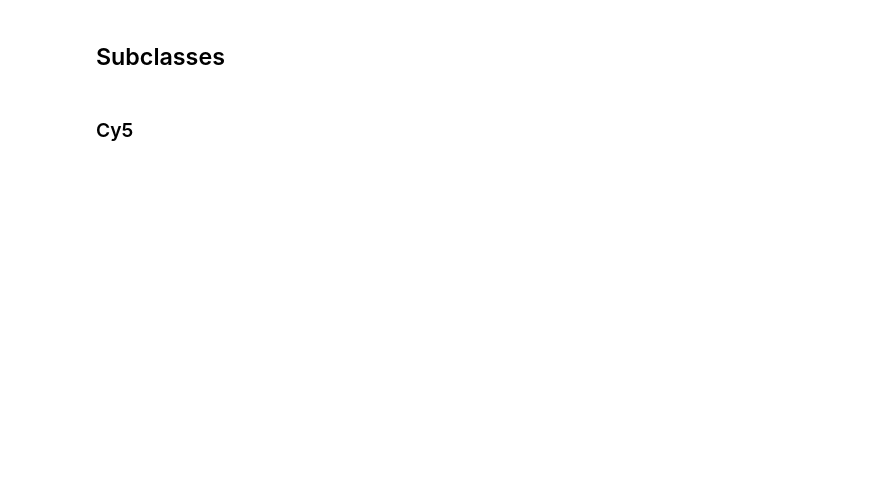
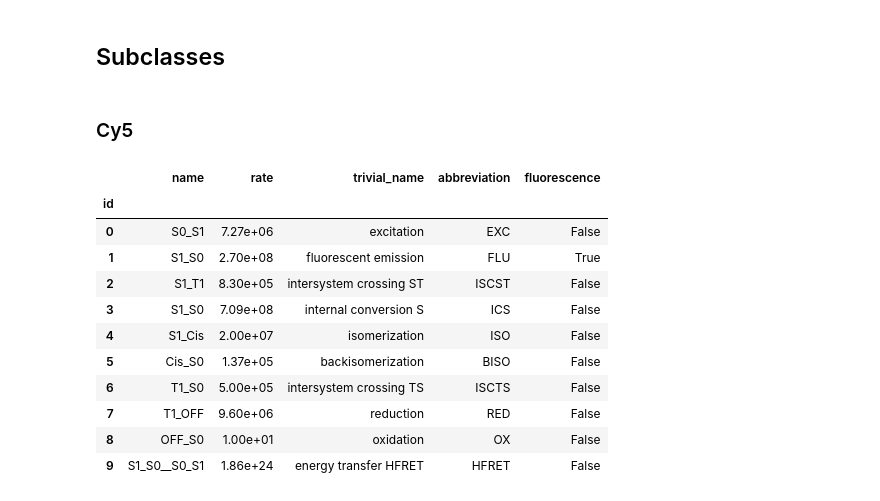
Before and after one commit to super-resolution/Fluopy, a Jupyter notebook: notebooks/tutorials/tutorial_fluorophoresystem.ipynb, the cells around one changed output. Cells and saved outputs as stored; diff of their text form; code cells hidden in the pictures; blank space fills up the shorter version.

```diff
--- a/notebooks/tutorials/tutorial_fluorophoresystem.ipynb
+++ b/notebooks/tutorials/tutorial_fluorophoresystem.ipynb
@@ -22,8 +22,8 @@ Strategy:
     - process.multiple_transitions to create cumulative sum of the effected transitions
     - process.generate_transition_series inserts random number into cumulative sum
 # %%
-#user = r"\SagixOffice"  # HomeOffice
-user = r"\vie43sq"  # University
+user = r"\SagixOffice"  # HomeOffice
+#user = r"\vie43sq"  # University
 import sys
 sys.path.append(rf"C:\Users{user}\OneDrive - Universität Würzburg\GitHub\Photoswitching")
 
@@ -356,3 +368,18 @@ Suppose $n$ is the number of simulation steps, then the time complexity is $\mat
 ### Cy5
 # %%
 system = fs.Cy5(number_fluorophores=2, distances=1, user=user, irradiance=2.5, wavelength=640, dstorm_parameters=dict())
+# %%
+system.unique_transitions
+# %% [output]
+|  | name | rate | trivial_name | abbreviation | fluorescence |
+| id |  |  |  |  |  |
+| 0 | S0_S1 | 7.27e+06 | excitation | EXC | False |
+| 1 | S1_S0 | 2.70e+08 | fluorescent emission | FLU | True |
+| 2 | S1_T1 | 8.30e+05 | intersystem crossing ST | ISCST | False |
+| 3 | S1_S0 | 7.09e+08 | internal conversion S | ICS | False |
+| 4 | S1_Cis | 2.00e+07 | isomerization | ISO | False |
+| 5 | Cis_S0 | 1.37e+05 | backisomerization | BISO | False |
+| 6 | T1_S0 | 5.00e+05 | intersystem crossing TS | ISCTS | False |
+| 7 | T1_OFF | 9.60e+06 | reduction | RED | False |
+| 8 | OFF_S0 | 1.00e+01 | oxidation | OX | False |
+| 9 | S1_S0__S0_S1 | 1.86e+24 | energy transfer HFRET | HFRET | False |
```
Also changed, not shown: parts of 18 cells of this notebook, 40 other files.
